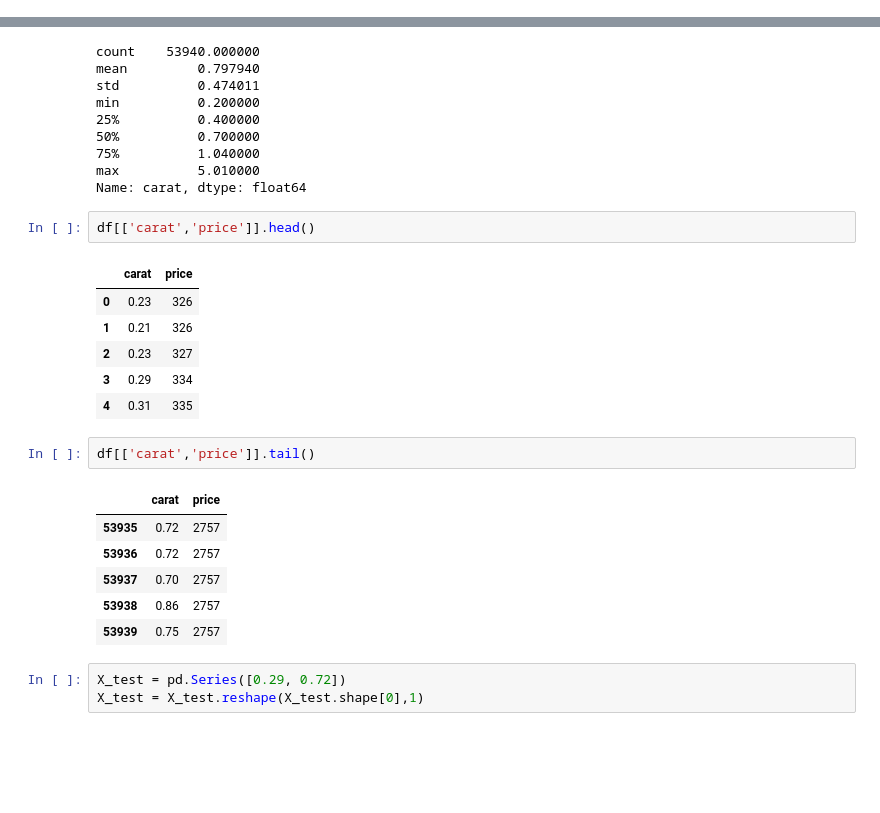
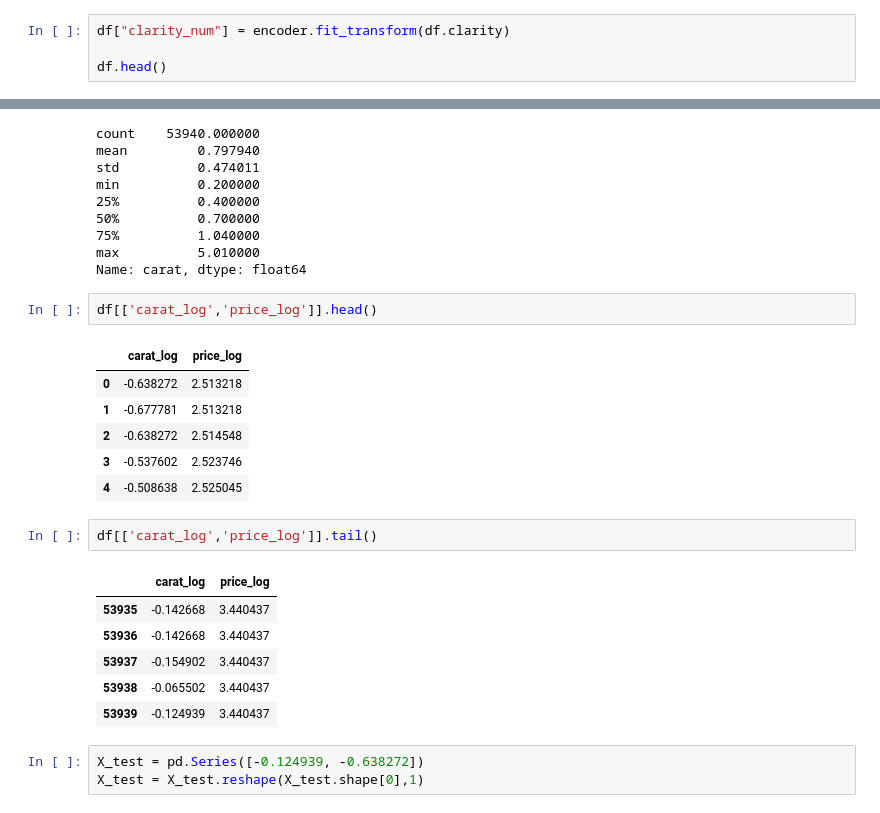
Before and after one commit to ababook/intro-python-data-science, a Jupyter notebook: diamonds/Diamonds.ipynb, the cells around one changed output, grey strips where cells are left out. Drawn from its saved outputs; the diff is of its cells as text; blank space fills up the shorter version.

```diff
--- a/diamonds/Diamonds.ipynb
+++ b/diamonds/Diamonds.ipynb
@@ -104,3 +104,7 @@ df.head()
 # %% [markdown]
 #### Exercise
 Create a column **clarity_num** with clarity as numeric value
+# %%
+df["clarity_num"] = encoder.fit_transform(df.clarity)
+
+df.head()
@@ -203,25 +214,25 @@ min          0.200000
 max          5.010000
 Name: carat, dtype: float64
 # %%
-df[['carat','price']].head()
+df[['carat_log','price_log']].head()
 # %% [output]
-|  | carat | price |
-| 0 | 0.23 | 326 |
-| 1 | 0.21 | 326 |
-| 2 | 0.23 | 327 |
-| 3 | 0.29 | 334 |
-| 4 | 0.31 | 335 |
+|  | carat_log | price_log |
+| 0 | -0.638272 | 2.513218 |
+| 1 | -0.677781 | 2.513218 |
+| 2 | -0.638272 | 2.514548 |
+| 3 | -0.537602 | 2.523746 |
+| 4 | -0.508638 | 2.525045 |
 # %%
-df[['carat','price']].tail()
+df[['carat_log','price_log']].tail()
 # %% [output]
-|  | carat | price |
-| 53935 | 0.72 | 2757 |
-| 53936 | 0.72 | 2757 |
-| 53937 | 0.70 | 2757 |
-| 53938 | 0.86 | 2757 |
-| 53939 | 0.75 | 2757 |
+|  | carat_log | price_log |
+| 53935 | -0.142668 | 3.440437 |
+| 53936 | -0.142668 | 3.440437 |
+| 53937 | -0.154902 | 3.440437 |
+| 53938 | -0.065502 | 3.440437 |
+| 53939 | -0.124939 | 3.440437 |
 # %%
-X_test = pd.Series([0.29, 0.72])
+X_test = pd.Series([-0.124939, -0.638272])
 X_test = X_test.reshape(X_test.shape[0],1)
 # %%
 predicted = linear_model.predict(X_test)
```
Also changed, not shown: parts of 20 cells of this notebook.
